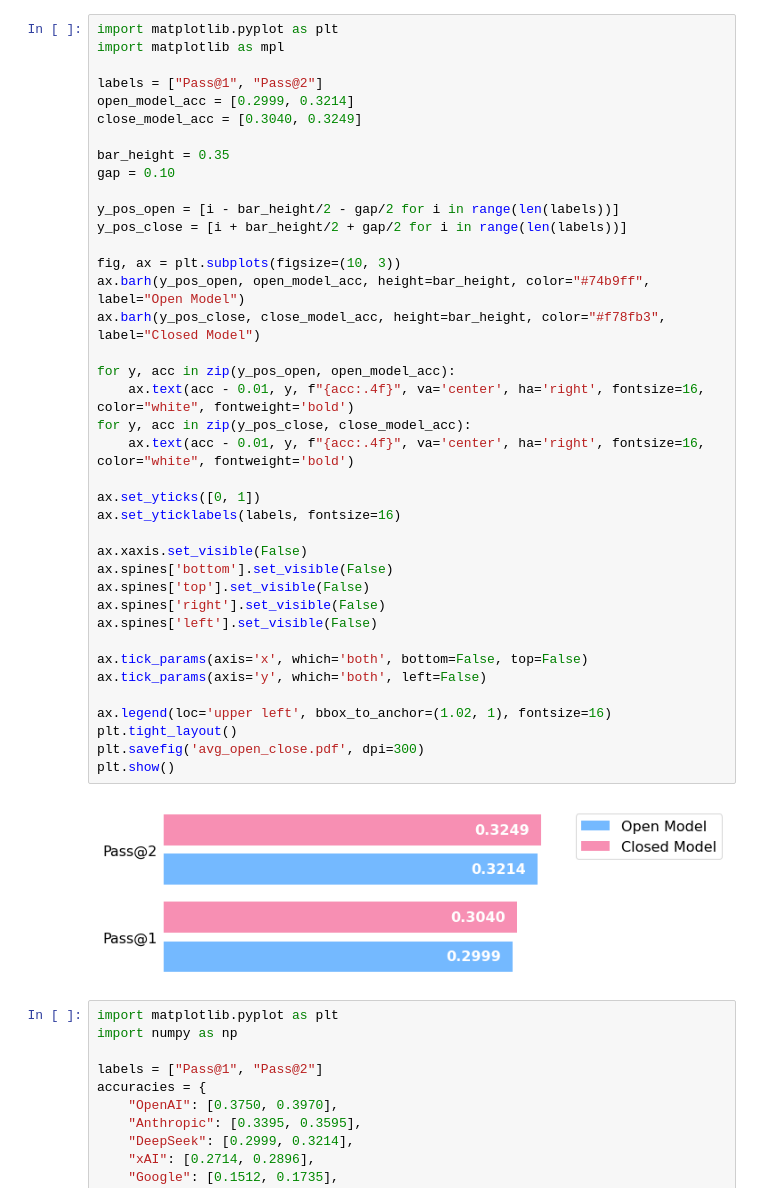
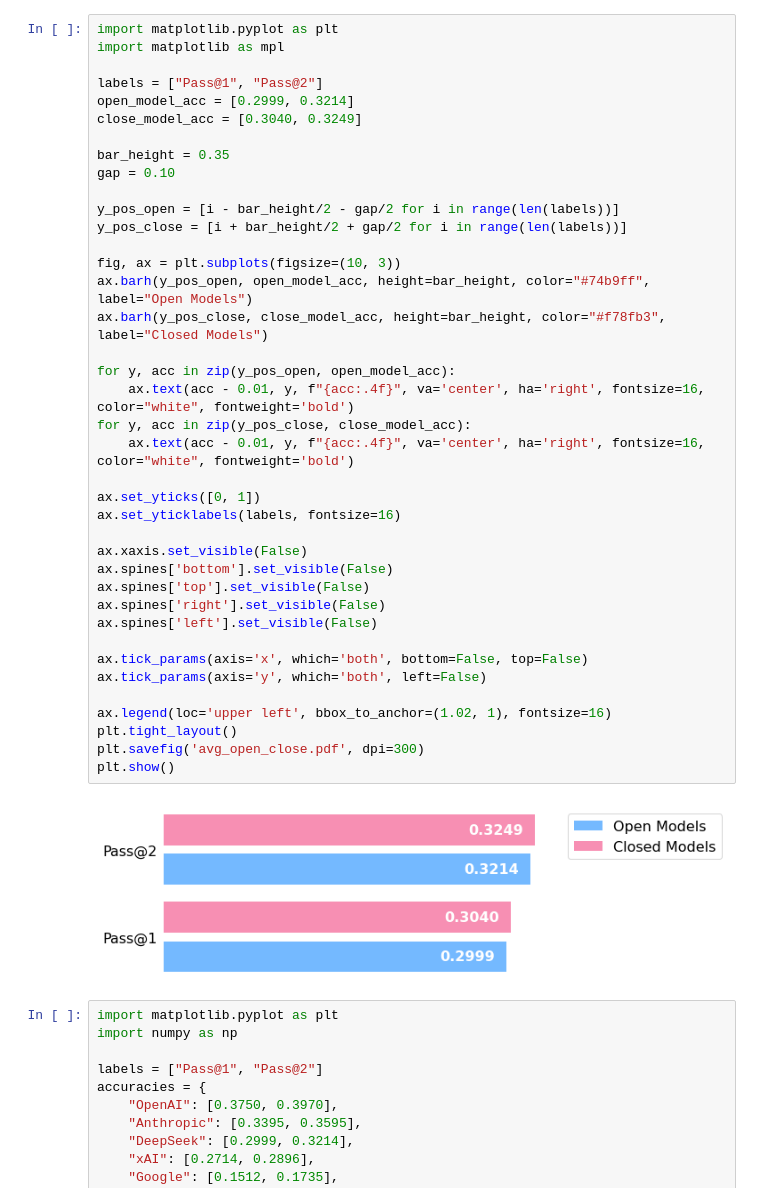
Before and after one commit to Anurag-Dutta/Euler, a Jupyter notebook: figs/avg.ipynb, the cells around one changed output. Cells and saved outputs as stored; diff of their text form.

```diff
--- a/figs/avg.ipynb
+++ b/figs/avg.ipynb
@@ -50,36 +50,36 @@ close_model_acc = [0.3040, 0.3249]
 bar_height = 0.35
 gap = 0.10
 
 y_pos_open = [i - bar_height/2 - gap/2 for i in range(len(labels))]
 y_pos_close = [i + bar_height/2 + gap/2 for i in range(len(labels))]
 
 fig, ax = plt.subplots(figsize=(10, 3))
-ax.barh(y_pos_open, open_model_acc, height=bar_height, color="#74b9ff", label="Open Model")
-ax.barh(y_pos_close, close_model_acc, height=bar_height, color="#f78fb3", label="Closed Model")
+ax.barh(y_pos_open, open_model_acc, height=bar_height, color="#74b9ff", label="Open Models")
+ax.barh(y_pos_close, close_model_acc, height=bar_height, color="#f78fb3", label="Closed Models")
 
 for y, acc in zip(y_pos_open, open_model_acc):
     ax.text(acc - 0.01, y, f"{acc:.4f}", va='center', ha='right', fontsize=16, color="white", fontweight='bold')
 for y, acc in zip(y_pos_close, close_model_acc):
     ax.text(acc - 0.01, y, f"{acc:.4f}", va='center', ha='right', fontsize=16, color="white", fontweight='bold')
 
 ax.set_yticks([0, 1])
 ax.set_yticklabels(labels, fontsize=16)
 
 ax.xaxis.set_visible(False)
 ax.spines['bottom'].set_visible(False)
 ax.spines['top'].set_visible(False)
 ax.spines['right'].set_visible(False)
 ax.spines['left'].set_visible(False)
 
 ax.tick_params(axis='x', which='both', bottom=False, top=False)
 ax.tick_params(axis='y', which='both', left=False)
 
 ax.legend(loc='upper left', bbox_to_anchor=(1.02, 1), fontsize=16)
 plt.tight_layout()
 plt.savefig('avg_open_close.pdf', dpi=300)
 plt.show()
 # %% [output]
-[figure, old version]
+[figure, new version]
 # %%
 import matplotlib.pyplot as plt
 import numpy as np
```
Also changed, not shown: parts of 1 cell of this notebook, 11 other files.
